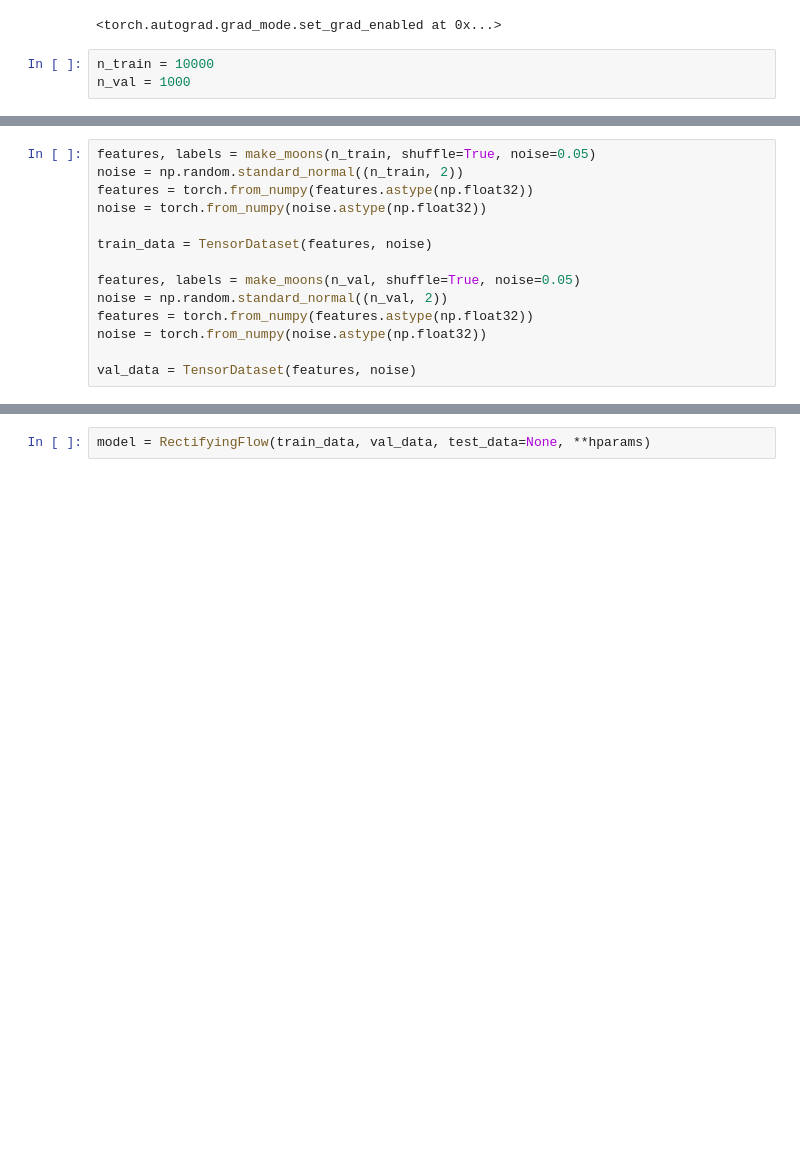
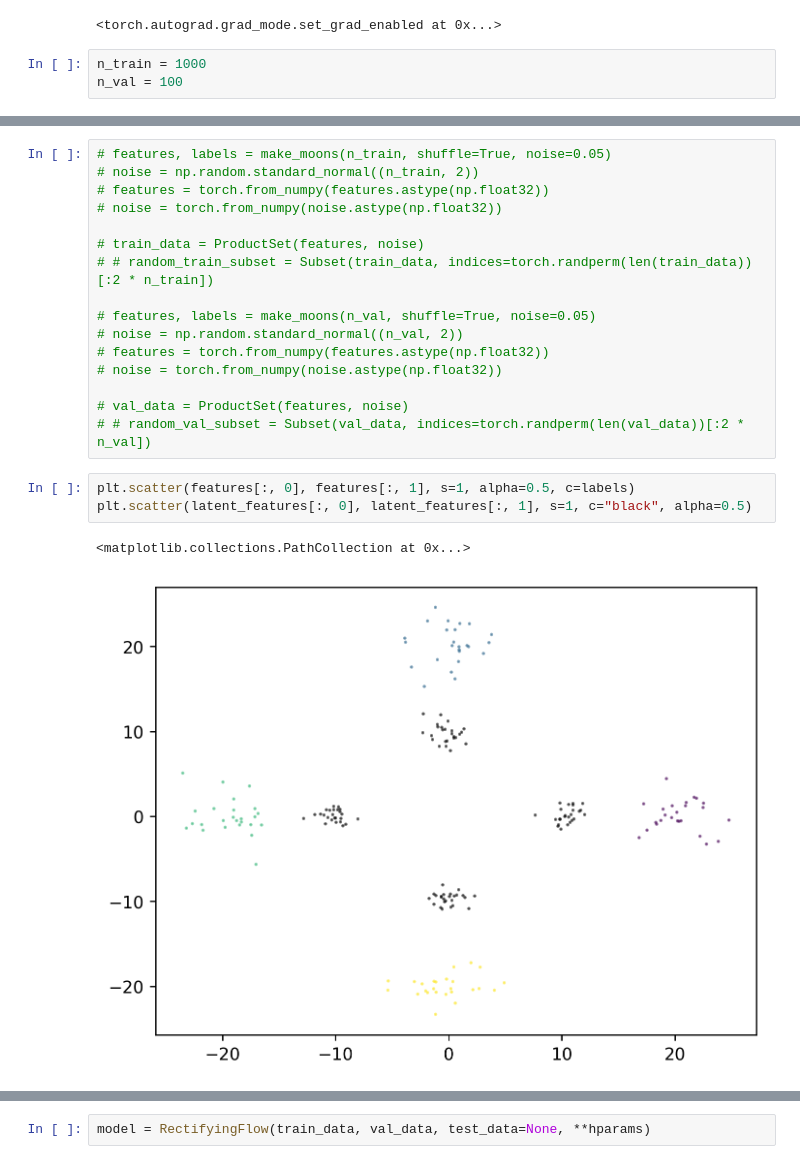
Before and after one commit to LarsKue/point-clouds, a Jupyter notebook: main.ipynb, the cells around one changed output, grey strips where cells are left out. Cells and saved outputs as stored; diff of their text form; blank space fills up the shorter version.

```diff
--- a/main.ipynb
+++ b/main.ipynb
@@ -33,5 +39,5 @@ torch.autograd.set_grad_enabled(False)
 # %% [output]
 <torch.autograd.grad_mode.set_grad_enabled at 0x...>
 # %%
-n_train = 10000
-n_val = 1000
+n_train = 1000
+n_val = 100
@@ -38,17 +101,25 @@ n_val = 1000
 # %%
-features, labels = make_moons(n_train, shuffle=True, noise=0.05)
-noise = np.random.standard_normal((n_train, 2))
-features = torch.from_numpy(features.astype(np.float32))
-noise = torch.from_numpy(noise.astype(np.float32))
+# features, labels = make_moons(n_train, shuffle=True, noise=0.05)
+# noise = np.random.standard_normal((n_train, 2))
+# features = torch.from_numpy(features.astype(np.float32))
+# noise = torch.from_numpy(noise.astype(np.float32))
 
-train_data = TensorDataset(features, noise)
+# train_data = ProductSet(features, noise)
+# # random_train_subset = Subset(train_data, indices=torch.randperm(len(train_data))[:2 * n_train])
 
-features, labels = make_moons(n_val, shuffle=True, noise=0.05)
-noise = np.random.standard_normal((n_val, 2))
-features = torch.from_numpy(features.astype(np.float32))
-noise = torch.from_numpy(noise.astype(np.float32))
+# features, labels = make_moons(n_val, shuffle=True, noise=0.05)
+# noise = np.random.standard_normal((n_val, 2))
+# features = torch.from_numpy(features.astype(np.float32))
+# noise = torch.from_numpy(noise.astype(np.float32))
 
-val_data = TensorDataset(features, noise)
+# val_data = ProductSet(features, noise)
+# # random_val_subset = Subset(val_data, indices=torch.randperm(len(val_data))[:2 * n_val])
+# %%
+plt.scatter(features[:, 0], features[:, 1], s=1, alpha=0.5, c=labels)
+plt.scatter(latent_features[:, 0], latent_features[:, 1], s=1, c="black", alpha=0.5)
+# %% [output]
+<matplotlib.collections.PathCollection at 0x...>
+[figure, added]
 # %%
 hparams = dict(
     input_shape=(2,),
```
Also changed, not shown: parts of 14 cells of this notebook, 5 other files.
